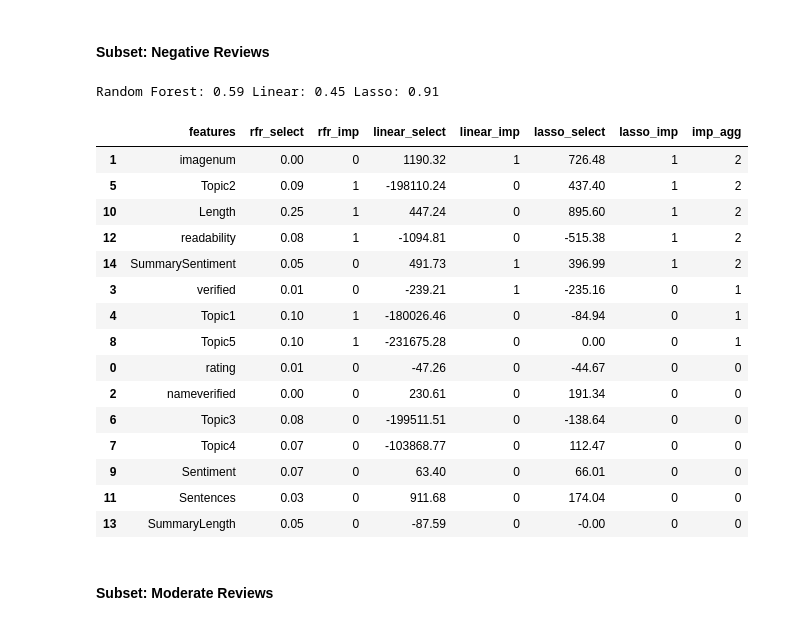
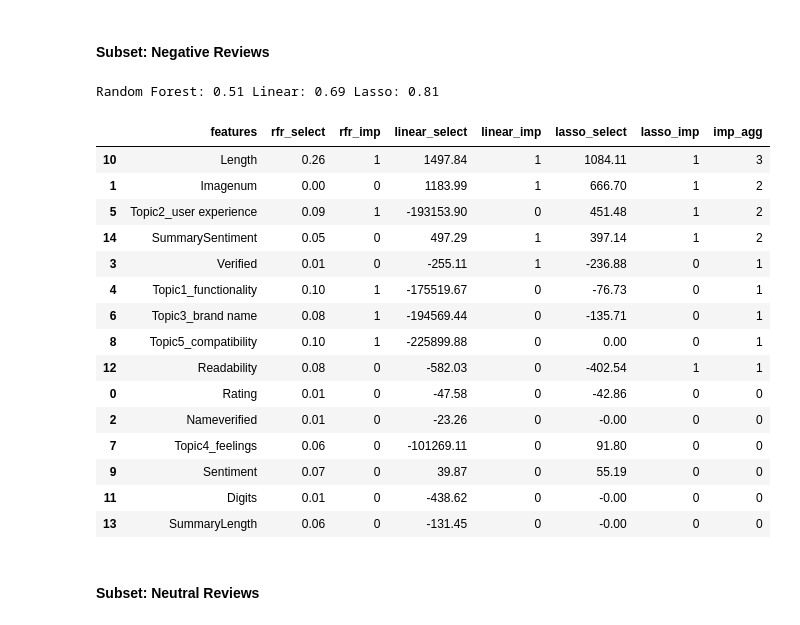
Before and after one commit to liu431/Thesis-Amazon-Review, a Jupyter notebook: data_analysis_electronics.ipynb, the cells around one changed output. Cells and saved outputs as stored; diff of their text form; code cells hidden in the pictures.

```diff
--- a/data_analysis_electronics.ipynb
+++ b/data_analysis_electronics.ipynb
@@ -526,0 +572,2 @@ df['Sentences'] = df.apply(sentence_count, axis=1)
+# %%
+df['Digits'] = df_original['reviewText'].apply(lambda x: len([x for x in x.split() if x.isdigit()]))
@@ -533,4 +593,4 @@ def flesch(df):
     """
     return textstat.flesch_reading_ease(df['reviewText'])
 
-df['readability'] = df.apply(flesch, axis=1)
+df['Readability'] = df.apply(flesch, axis=1)
@@ -763,7 +978,7 @@ Index(['rating', 'vote', 'verified', 'reviewTime', 'reviewerID', 'style',
 # %%
-features = ['rating', 'imagenum', 'nameverified', 'verified',         # objective reviewers' info
-            'Topic1', 'Topic2', 'Topic3', 'Topic4', 'Topic5',         # latent topics
-            'Sentiment', 'Length', 'Sentences', 'readability',        # characteristics of reviews
+features = ['Rating', 'Imagenum', 'Nameverified', 'Verified',         # objective reviewers' info
+            'Topic1_functionality', 'Topic2_user experience', 'Topic3_brand name', 'Topic4_feelings', 'Topic5_compatibility', # latent topics
+            'Sentiment', 'Length', 'Digits', 'Readability',           # characteristics of reviews
             'SummaryLength', 'SummarySentiment']                      # characteristics of reviews summary
 # %% [markdown]
 #### Summary statistics
@@ -983,11 +1125,11 @@ class features_selection:
         if self.rating == 'all':
             self.df = df
         elif self.rating == 'pos':
-            self.df = df[df['rating']>3]
+            self.df = df[df['Rating']>3]
         elif self.rating == 'neg':
-            self.df = df[df['rating']<3]
+            self.df = df[df['Rating']<3]
         elif self.rating == 'neu':
-            self.df = df[df['rating']==3]
+            self.df = df[df['Rating']==3]
         else:
             print('wrong input')
 
@@ -1047,7 +1189,7 @@ class features_selection:
         plt.plot(imp['rfr_select'], imp["features"], ">", color = 'maroon')
 
         plt.yticks(imp["features"])
-        title = "Relative Features Importance by Random Forest " + self.label()
+        title = "Random Forest Variable Importance Plot" + self.label()
         plt.title(title, loc = 'center', fontsize = 20)
         plt.xlabel('scores')
         plt.savefig("Plots/"+title + '.png')
@@ -1157,6 +1299,13 @@ class features_selection:
         lasso_corr = np.corrcoef(self.out['imp_agg'], self.out['lasso_imp'])[0,1].round(2)
         print("Random Forest:", rfr_corr, "Linear:", linear_corr, "Lasso:", lasso_corr)
 
+        render_table(self.out)
+        output_title = "Ensemble Variable Importance Results " + self.label()
+        plt.title(output_title, fontsize=20)
+        plt.savefig("Plots/"+output_title)
+        plt.close()
+
+
         return self.out
 # %% [markdown]
 #### Full data
@@ -1208,25 +1358,26 @@ Random Forest: 0.44 Linear: 0.73 Lasso: 0.88
 #### Subset: Negative Reviews
 # %%
 df_negative = features_selection(df, 'neg')
-df_negative.output()
+df_negative = df_negative.output()
+df_negative
 # %% [output]
-Random Forest: 0.59 Linear: 0.45 Lasso: 0.91
+Random Forest: 0.51 Linear: 0.69 Lasso: 0.81
 |  | features | rfr_select | rfr_imp | linear_select | linear_imp | lasso_select | lasso_imp | imp_agg |
-| 1 | imagenum | 0.00 | 0 | 1190.32 | 1 | 726.48 | 1 | 2 |
-| 5 | Topic2 | 0.09 | 1 | -198110.24 | 0 | 437.40 | 1 | 2 |
-| 10 | Length | 0.25 | 1 | 447.24 | 0 | 895.60 | 1 | 2 |
-| 12 | readability | 0.08 | 1 | -1094.81 | 0 | -515.38 | 1 | 2 |
-| 14 | SummarySentiment | 0.05 | 0 | 491.73 | 1 | 396.99 | 1 | 2 |
-| 3 | verified | 0.01 | 0 | -239.21 | 1 | -235.16 | 0 | 1 |
-| 4 | Topic1 | 0.10 | 1 | -180026.46 | 0 | -84.94 | 0 | 1 |
-| 8 | Topic5 | 0.10 | 1 | -231675.28 | 0 | 0.00 | 0 | 1 |
-| 0 | rating | 0.01 | 0 | -47.26 | 0 | -44.67 | 0 | 0 |
-| 2 | nameverified | 0.00 | 0 | 230.61 | 0 | 191.34 | 0 | 0 |
-| 6 | Topic3 | 0.08 | 0 | -199511.51 | 0 | -138.64 | 0 | 0 |
-| 7 | Topic4 | 0.07 | 0 | -103868.77 | 0 | 112.47 | 0 | 0 |
-| 9 | Sentiment | 0.07 | 0 | 63.40 | 0 | 66.01 | 0 | 0 |
-| 11 | Sentences | 0.03 | 0 | 911.68 | 0 | 174.04 | 0 | 0 |
-| 13 | SummaryLength | 0.05 | 0 | -87.59 | 0 | -0.00 | 0 | 0 |
+| 10 | Length | 0.26 | 1 | 1497.84 | 1 | 1084.11 | 1 | 3 |
+| 1 | Imagenum | 0.00 | 0 | 1183.99 | 1 | 666.70 | 1 | 2 |
+| 5 | Topic2_user experience | 0.09 | 1 | -193153.90 | 0 | 451.48 | 1 | 2 |
+| 14 | SummarySentiment | 0.05 | 0 | 497.29 | 1 | 397.14 | 1 | 2 |
+| 3 | Verified | 0.01 | 0 | -255.11 | 1 | -236.88 | 0 | 1 |
+| 4 | Topic1_functionality | 0.10 | 1 | -175519.67 | 0 | -76.73 | 0 | 1 |
+| 6 | Topic3_brand name | 0.08 | 1 | -194569.44 | 0 | -135.71 | 0 | 1 |
+| 8 | Topic5_compatibility | 0.10 | 1 | -225899.88 | 0 | 0.00 | 0 | 1 |
+| 12 | Readability | 0.08 | 0 | -582.03 | 0 | -402.54 | 1 | 1 |
+| 0 | Rating | 0.01 | 0 | -47.58 | 0 | -42.86 | 0 | 0 |
+| 2 | Nameverified | 0.01 | 0 | -23.26 | 0 | -0.00 | 0 | 0 |
+| 7 | Topic4_feelings | 0.06 | 0 | -101269.11 | 0 | 91.80 | 0 | 0 |
+| 9 | Sentiment | 0.07 | 0 | 39.87 | 0 | 55.19 | 0 | 0 |
+| 11 | Digits | 0.01 | 0 | -438.62 | 0 | -0.00 | 0 | 0 |
+| 13 | SummaryLength | 0.06 | 0 | -131.45 | 0 | -0.00 | 0 | 0 |
 # %% [markdown]
-#### Subset: Moderate Reviews
+#### Subset: Neutral Reviews
 # %%
```
Also changed, not shown: parts of 101 cells of this notebook.
